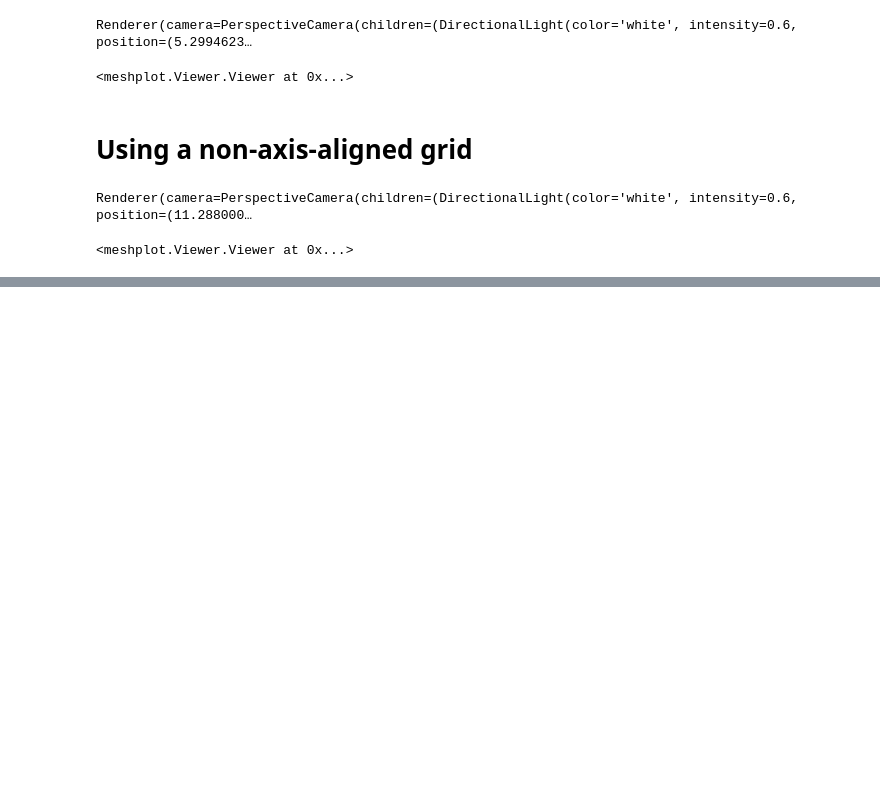
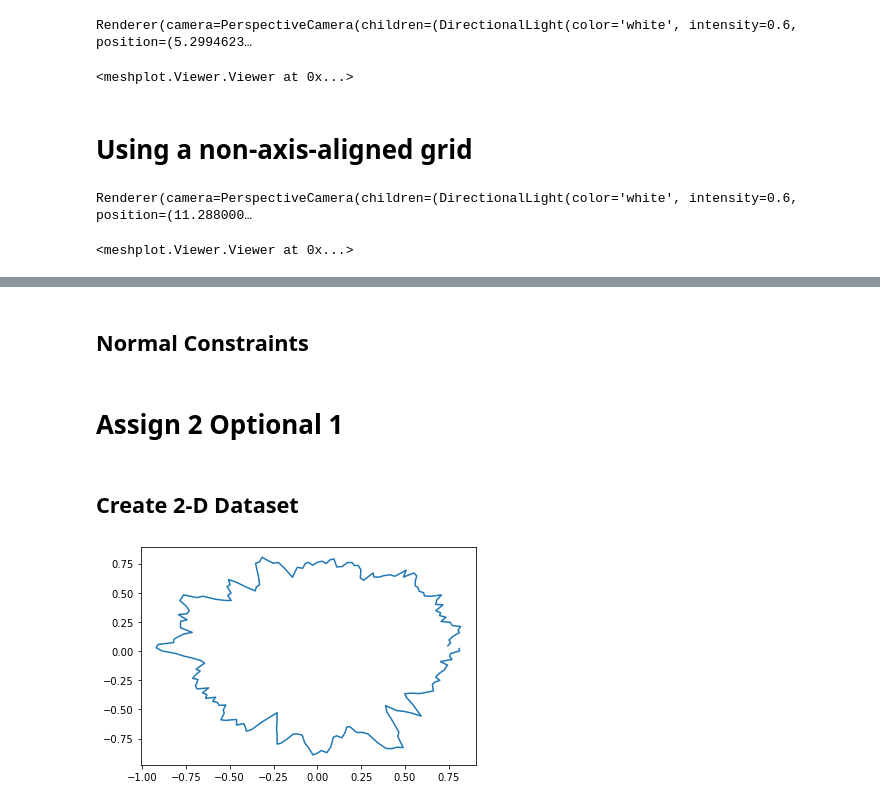
Before and after one commit to weixinl/GeometricModeling, a Jupyter notebook: assign2/assign2.ipynb, the cells around one changed output, grey strips where cells are left out. Drawn from its saved outputs; the diff is of its cells as text; code cells hidden in the pictures; blank space fills up the shorter version.

Commit message:
assign4

```diff
--- a/assign2/assign2.ipynb
+++ b/assign2/assign2.ipynb
@@ -411,0 +448,6 @@ for v_id in range(v_num):
+# %% [markdown]
+## Normal Constraints
+# %% [markdown]
+# Assign 2 Optional 1
+# %% [markdown]
+## Create 2-D Dataset
@@ -411,0 +461,27 @@ for v_id in range(v_num):
+# %%
+def create_2d_boundary():
+    vnum = 200
+    radius = 1.0
+    dtheta = 2*math.pi/vnum
+    rx = [0.5 + random.uniform(0,1)/2 for i in range(vnum)]
+    vertices_a = np.zeros((vnum, 2))
+    vertices = np.zeros((vnum, 2))
+    for vi in range(vnum):
+        vertices_a[vi][0] = rx[vi]*math.cos(dtheta*vi)
+        vertices_a[vi][1] = rx[vi]*math.sin(dtheta*vi)
+    window_len = 5
+    for vi in range(vnum):
+        x = 0
+        y = 0
+        for j in range(window_len):
+            x += vertices_a[(vi+j)%vnum][0]
+            y += vertices_a[(vi+j)%vnum][1]
+        vertices[vi][0] = x/window_len
+        vertices[vi][1] = y/window_len
+    plt.plot(vertices[:,0], vertices[:, 1])
+    np.savetxt('data/2dboundary.txt', vertices, delimiter=' ')
+    np.savetxt('data/2dnorm.txt', vertices_a, delimiter=' ')
+
+# create_2d_boundary()
+# %% [output]
+[figure, added]
```
Also changed, not shown: parts of 11 cells of this notebook, 1 other file.
